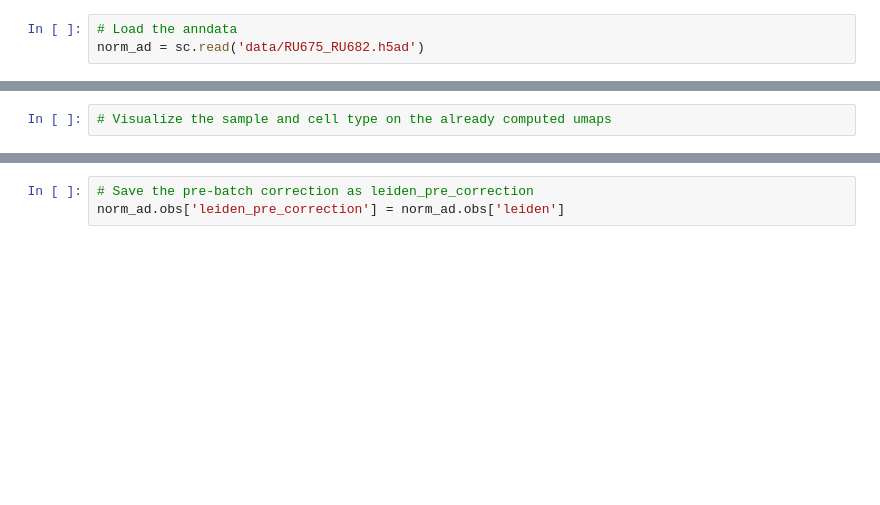
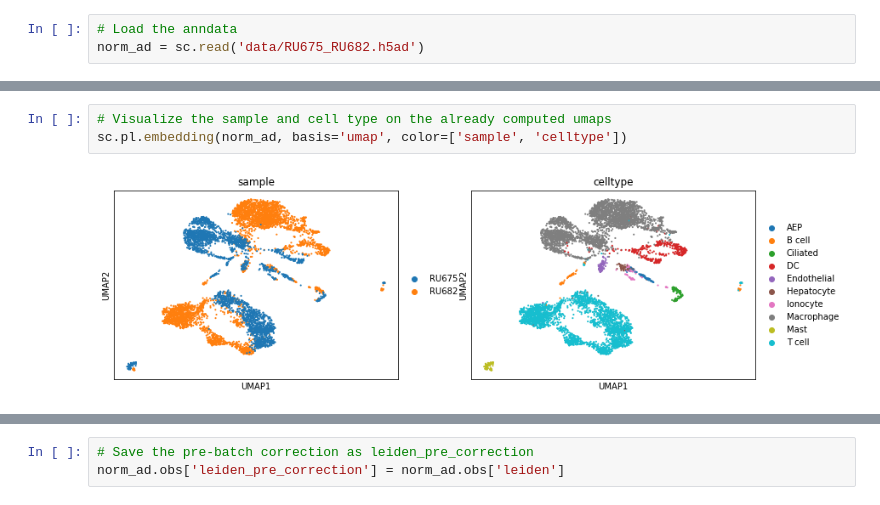
Before and after one commit to kristenabe/tfcb_2024-copy, a Jupyter notebook: homeworks/homework08/Abe_Homework8.ipynb, the cells around one changed output, grey strips where cells are left out. Cells and saved outputs as stored; diff of their text form; blank space fills up the shorter version.

```diff
--- a/homeworks/homework08/Abe_Homework8.ipynb
+++ b/homeworks/homework08/Abe_Homework8.ipynb
@@ -367,4 +375,7 @@ norm_ad
 # %%
 # Visualize the sample and cell type on the already computed umaps
+sc.pl.embedding(norm_ad, basis='umap', color=['sample', 'celltype'])
+# %% [output]
+[figure, added]
 # %%
 # Visualize the clusters
```
Also changed, not shown: parts of 2 cells of this notebook.
